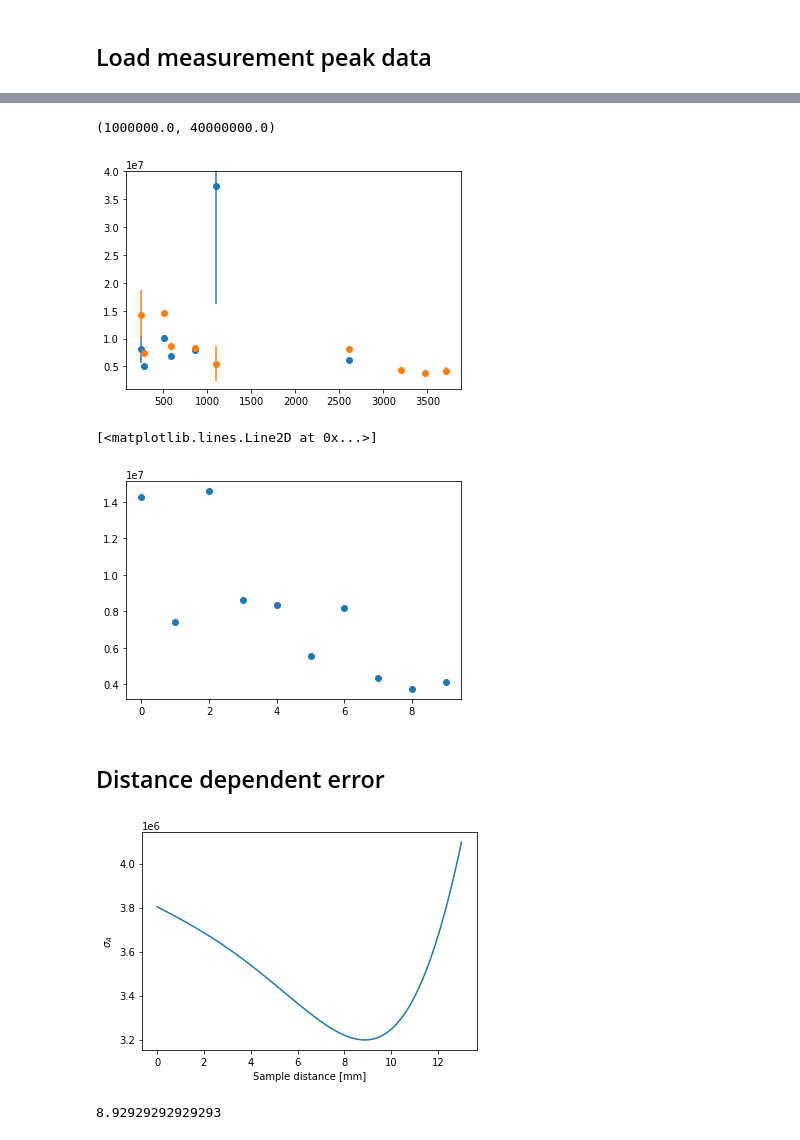
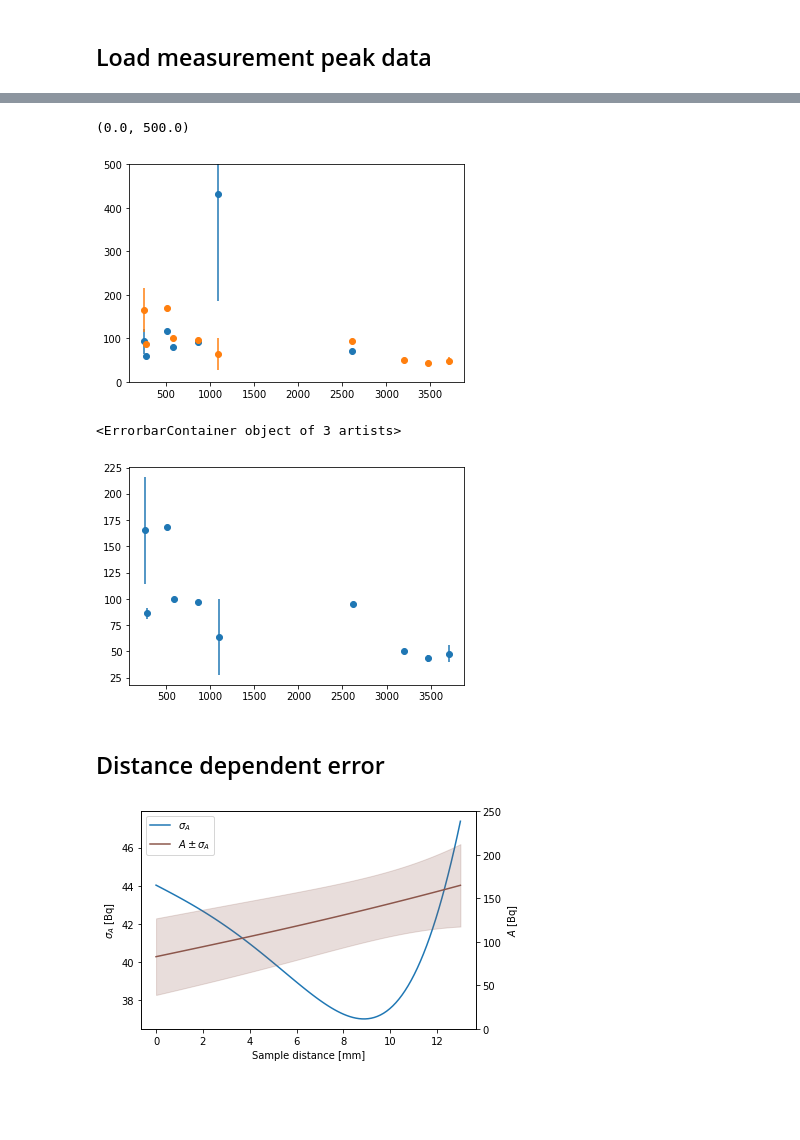
Before and after one commit to Balazzs/HPGECalorimeter, a Jupyter notebook: Efficiency.ipynb, the cells around one changed output, grey strips where cells are left out. Saved outputs shown, nothing was run; the diff lists cells and outputs as text; code cells hidden in the pictures; blank space fills up the shorter version.

```diff
--- a/Efficiency.ipynb
+++ b/Efficiency.ipynb
@@ -464,15 +469,15 @@ A,  A_err  = get_A_and_error(P)
 plt.errorbar(measurement["Energy"], A0, A0_err, fmt="o")
 plt.errorbar(measurement["Energy"], A,  A_err,  fmt="o")
 
-plt.ylim(0.1e7, 4e7)
+plt.ylim(0, 500)
 # %% [output]
-(1000000.0, 40000000.0)
+(0.0, 500.0)
-[figure, old version]
+[figure, new version]
 # %%
-plt.plot(A, "o")
+plt.errorbar(measurement["Energy"], A, A_err, fmt= "o")
 # %% [output]
-[<matplotlib.lines.Line2D at 0x...>]
+<ErrorbarContainer object of 3 artists>
-[figure, old version]
+[figure, new version]
 # %% [markdown]
 ## Distance dependent error
 # %%
@@ -487,15 +488 @@ def get_avg_and_error(As, sigma_A):
-# %%
-d = np.linspace(0, 13, 100)
-
-As_with_error = np.array([get_corrected_A_at_distance(dist) for dist in d])
-
-plt.errorbar(d, As_with_error[:, 0].std(axis=1))
-plt.xlabel("Sample distance [mm]")
-plt.ylabel("$\sigma_A$");
-# %% [output]
-[figure, removed]
-# %%
-d[As_with_error[:, 0].std(axis=-1).argmin()]
-# %% [output]
-8.92929292929293
 # %%
@@ -503,0 +491,32 @@ def get_weighted_average(A, A_err):
+# %%
+d = np.linspace(0, 13,100)
+
+As_with_error  = np.array([get_corrected_A_at_distance(dist) for dist in d])
+A_values       = As_with_error[:, 0]
+A_errs         = As_with_error[:, 1]
+
+A_std = A_values.std(axis=1)
+plot1 = plt.plot(d, A_std)
+
+#Weighted std
+#A_weighted_avg = get_weighted_average(A_values, A_errs, axis=1)
+#A_weighted_std = get_weighted_average((np.repeat(A_weighted_avg[:, np.newaxis], As_with_error.shape[2], 1) - A_values)**2, A_errs, axis=1)
+#plt.plot(d, A_weighted_std)
+
+plt.xlabel("Sample distance [mm]")
+plt.ylabel("$\sigma_A$ [Bq]")
+
+plt.twinx()
+
+A_weighted_avg = np.array([get_weighted_average(A, A_err) for A, A_err in As_with_error])
+
+plot2 = plt.plot(d, A_weighted_avg, color="C5")
+plt.fill_between(d, A_weighted_avg-A_std, A_weighted_avg+A_std, color="C5", alpha=0.2)
+
+plt.ylim(0, 250)
+plt.ylabel("$A$ [Bq]")
+
+plt.legend(plot1 + plot2, [r"$\sigma_A$", r"$A \pm \sigma_A$"], loc="upper left")
+plt.savefig(fig_name("A_mean_and_sigma"), bbox_inches="tight")
+# %% [output]
+[figure, added]
```
Also changed, not shown: parts of 8 cells of this notebook, 2 other files.
